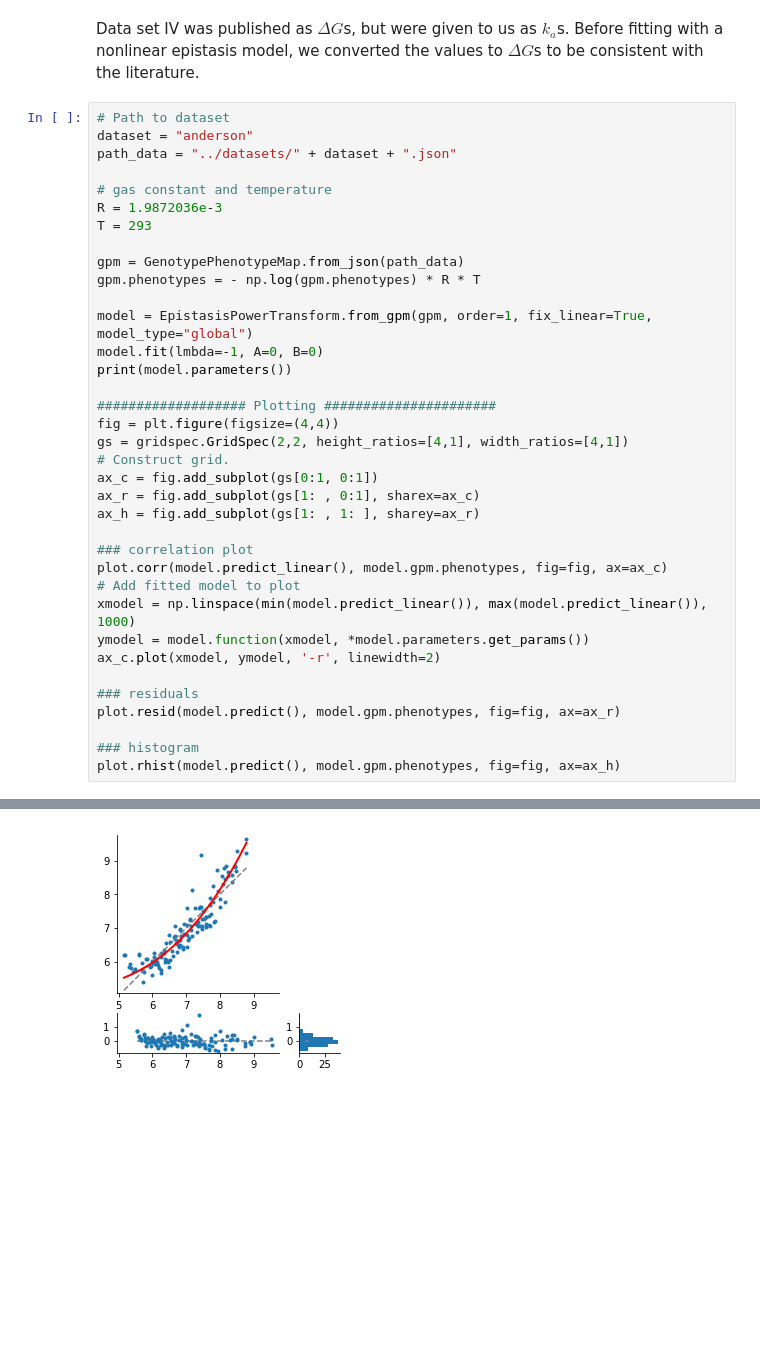
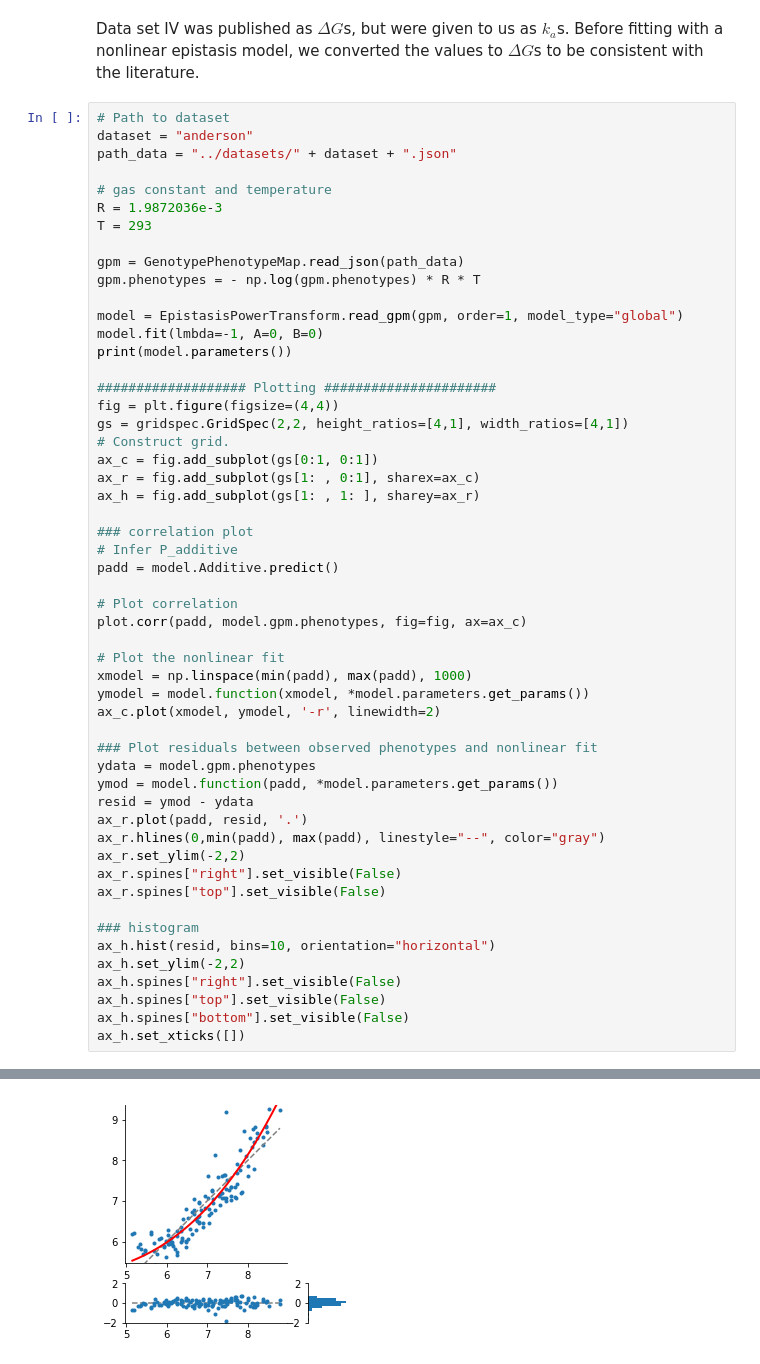
Before and after one commit to harmslab/notebooks-nonlinear-high-order-epistasis, a Jupyter notebook: figures-notebooks/figure-04.ipynb, the cells around one changed output, grey strips where cells are left out. Saved outputs shown, nothing was run; the diff lists cells and outputs as text; blank space fills up the shorter version.

Commit message:
update figure 4

```diff
--- a/figures-notebooks/figure-04.ipynb
+++ b/figures-notebooks/figure-04.ipynb
@@ -132,10 +177,10 @@ path_data = "../datasets/" + dataset + ".json"
 R = 1.9872036e-3
 T = 293
 
-gpm = GenotypePhenotypeMap.from_json(path_data)
+gpm = GenotypePhenotypeMap.read_json(path_data)
 gpm.phenotypes = - np.log(gpm.phenotypes) * R * T
 
-model = EpistasisPowerTransform.from_gpm(gpm, order=1, fix_linear=True, model_type="global")
+model = EpistasisPowerTransform.read_gpm(gpm, order=1, model_type="global")
 model.fit(lmbda=-1, A=0, B=0)
 print(model.parameters())
 
@@ -148,15 +193,32 @@ ax_r = fig.add_subplot(gs[1: , 0:1], sharex=ax_c)
 ax_h = fig.add_subplot(gs[1: , 1: ], sharey=ax_r)
 
 ### correlation plot
-plot.corr(model.predict_linear(), model.gpm.phenotypes, fig=fig, ax=ax_c)
-# Add fitted model to plot
-xmodel = np.linspace(min(model.predict_linear()), max(model.predict_linear()), 1000)
+# Infer P_additive
+padd = model.Additive.predict()
+
+# Plot correlation
+plot.corr(padd, model.gpm.phenotypes, fig=fig, ax=ax_c)
+
+# Plot the nonlinear fit
+xmodel = np.linspace(min(padd), max(padd), 1000)
 ymodel = model.function(xmodel, *model.parameters.get_params())
 ax_c.plot(xmodel, ymodel, '-r', linewidth=2)
 
-### residuals
-plot.resid(model.predict(), model.gpm.phenotypes, fig=fig, ax=ax_r)
+### Plot residuals between observed phenotypes and nonlinear fit
+ydata = model.gpm.phenotypes
+ymod = model.function(padd, *model.parameters.get_params())
+resid = ymod - ydata
+ax_r.plot(padd, resid, '.')
+ax_r.hlines(0,min(padd), max(padd), linestyle="--", color="gray")
+ax_r.set_ylim(-2,2)
+ax_r.spines["right"].set_visible(False)
+ax_r.spines["top"].set_visible(False)
 
 ### histogram
-plot.rhist(model.predict(), model.gpm.phenotypes, fig=fig, ax=ax_h)
+ax_h.hist(resid, bins=10, orientation="horizontal")
+ax_h.set_ylim(-2,2)
+ax_h.spines["right"].set_visible(False)
+ax_h.spines["top"].set_visible(False)
+ax_h.spines["bottom"].set_visible(False)
+ax_h.set_xticks([])
 # %% [output]
@@ -166 +227 @@ plot.rhist(model.predict(), model.gpm.phenotypes, fig=fig, ax=ax_h)
-[figure, old version]
+[figure, new version]
```
Also changed, not shown: parts of 5 cells of this notebook.
